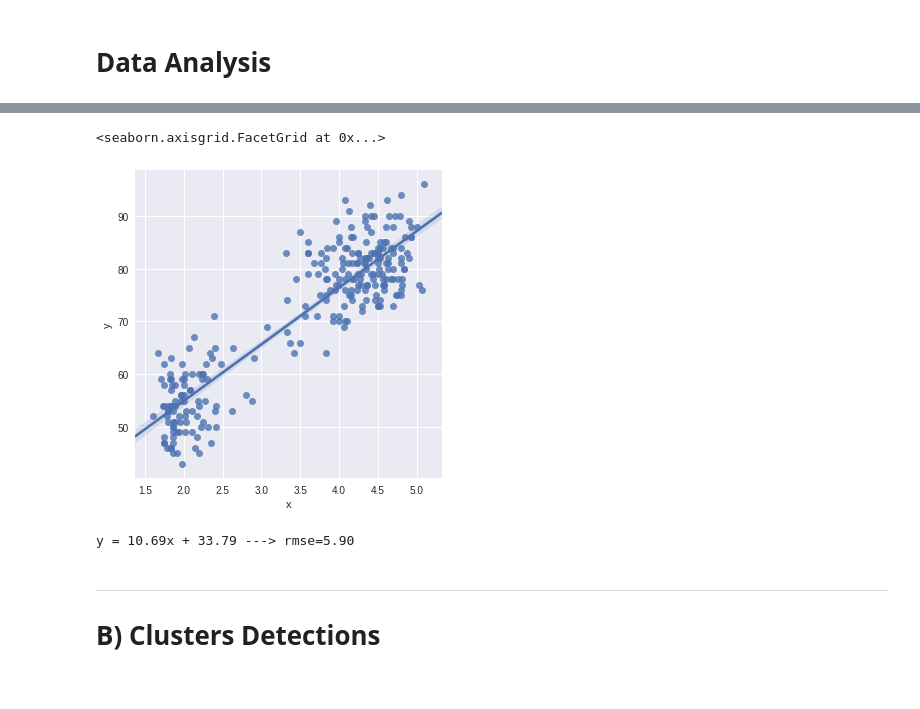
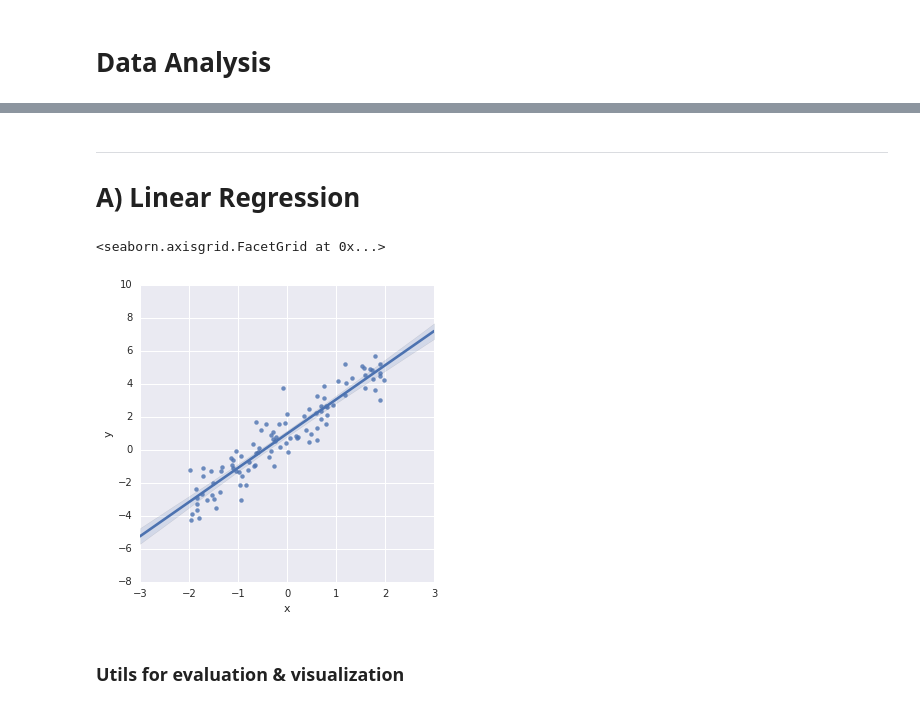
Before and after one commit to effa/iv122, a Jupyter notebook: 10-data-analysis.ipynb, the cells around one changed output, grey strips where cells are left out. Drawn from its saved outputs; the diff is of its cells as text; code cells hidden in the pictures.

Commit message:
Week 10: linear regression and clustering

```diff
--- a/10-data-analysis.ipynb
+++ b/10-data-analysis.ipynb
@@ -111,14 +2,0 @@ y = 2.38x + 1.45 ---> rmse=1.01
-# %%
-sns.lmplot(x='x', y='y', data=df2)
-# %% [output]
-<seaborn.axisgrid.FacetGrid at 0x...>
-[figure, removed]
-# %%
-abe = grid_search(df2, a_min=5, a_max=20, b_min=20, b_max=40, steps=30)
-print_results(*abe)
-# %% [output]
-y = 10.69x + 33.79 ---> rmse=5.90
-# %% [markdown]
------
-
-# B) Clusters Detections
@@ -124,0 +12,38 @@ y = 10.69x + 33.79 ---> rmse=5.90
+# %% [markdown]
+-----
+
+# A) Linear Regression
+# %%
+def generate_linear_data(a, b, stdev=1, n_points=100, min_x=-2, max_x=2,
+                         outlier=False, outlier_distance=100):
+    data = []
+    for i in range(n_points):
+        x = np.random.uniform(min_x, max_x)
+        noise = np.random.normal(0, stdev) if stdev > 0 else 0
+        y = a * x + b + noise
+        data.append((x, y))
+    if outlier:
+        data[-1] = (data[-1][0], data[-1][1] + outlier_distance)
+    return to_df(data)
+
+def read_data(filename, as_df=True):
+    with open('data/{0}'.format(filename)) as f:
+        lines = f.read().split('\n')
+        data = [tuple(map(float, line.split()))
+                for line in lines if line]
+    if as_df:
+        return pd.DataFrame(data, columns=['x', 'y'])
+    return data
+
+def to_df(data_list):
+    return pd.DataFrame(data_list, columns=['x', 'y'])
+
+df1 = read_data('linreg.txt')
+df2 = read_data('faithful.txt')
+df3 = generate_linear_data(a=2, b=1)
+sns.lmplot(x='x', y='y', data=df3)
+# %% [output]
+<seaborn.axisgrid.FacetGrid at 0x...>
+[figure, added]
+# %% [markdown]
+### Utils for evaluation & visualization
```
Also changed, not shown: parts of 46 cells of this notebook.
